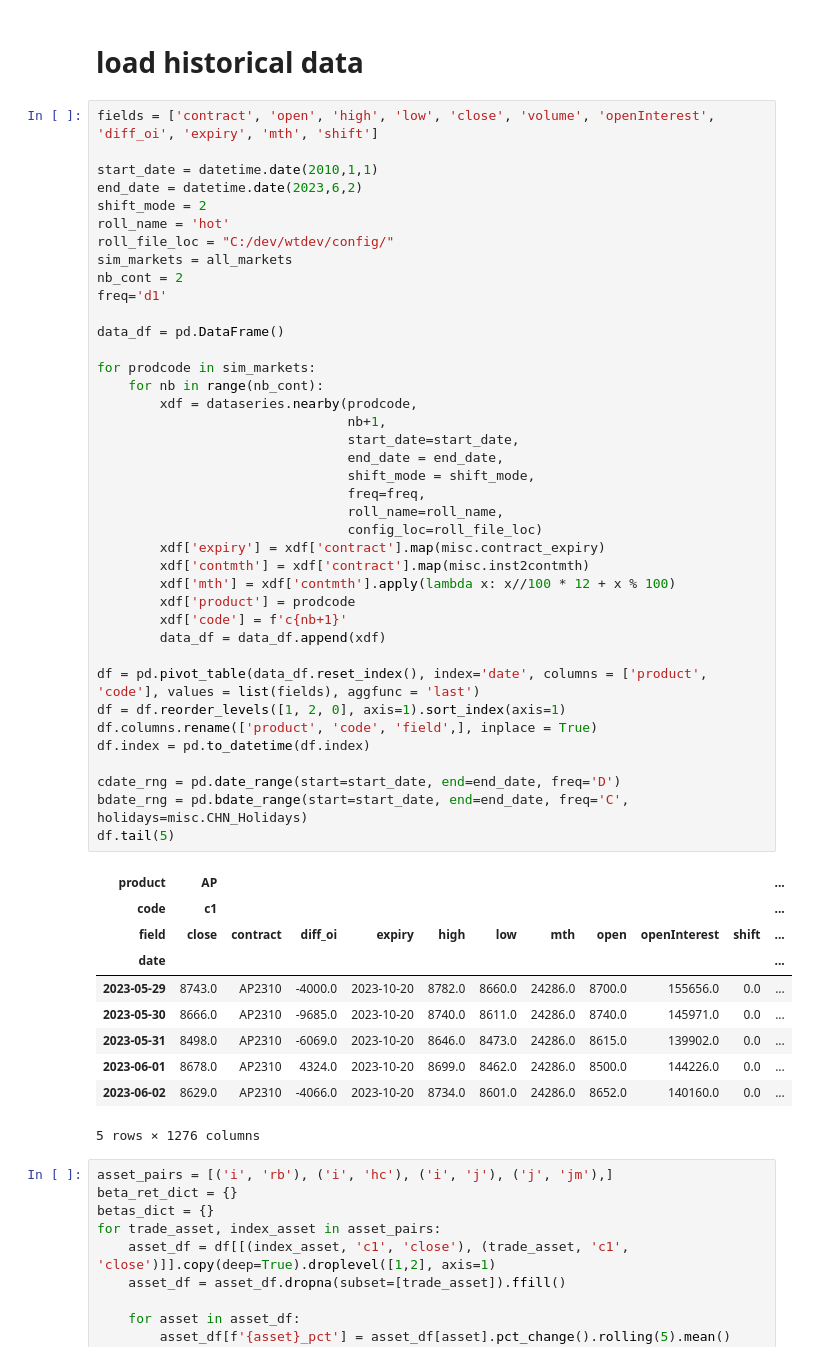
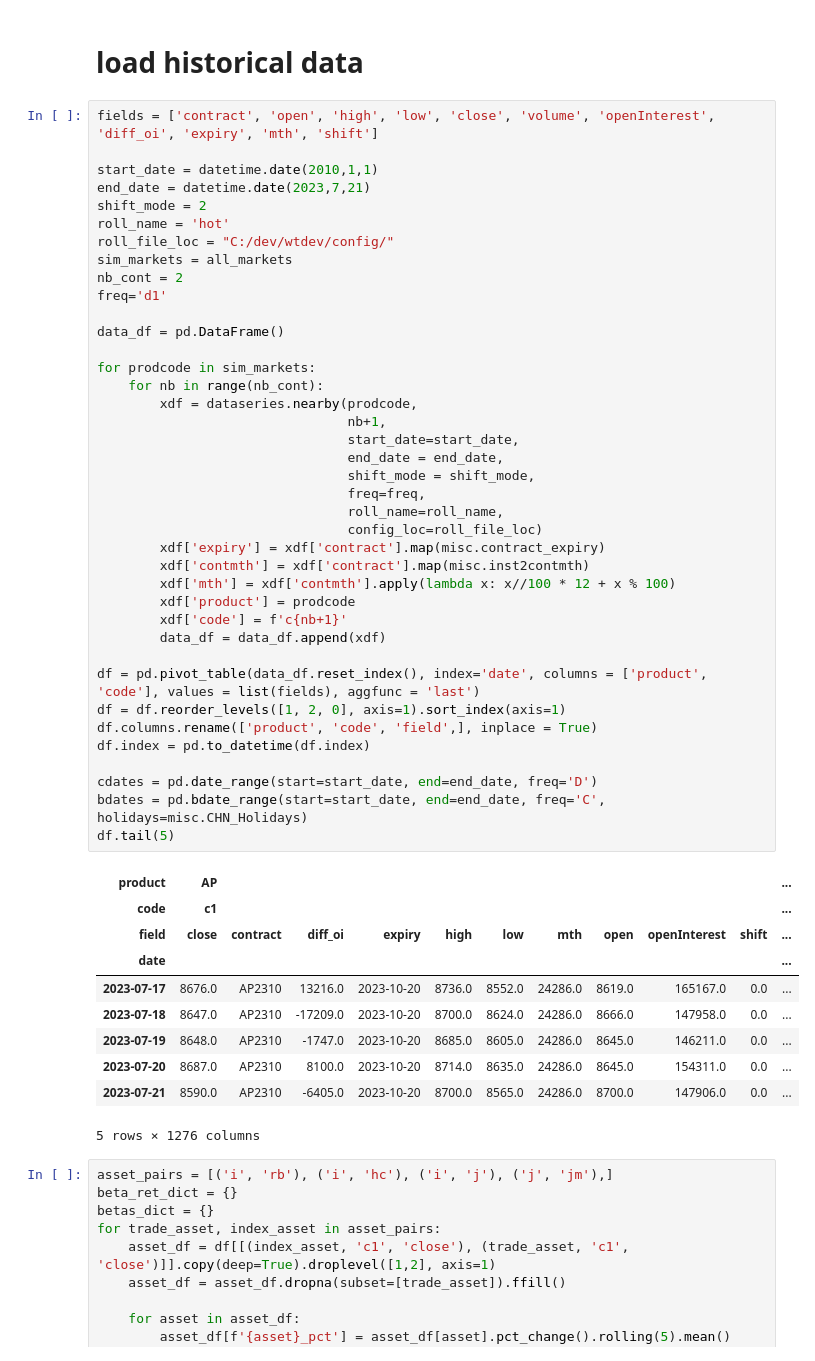
Before and after one commit to harvey1673/pyktrader3, a Jupyter notebook: bktest/bt_signal - template.ipynb, the cells around one changed output. Drawn from its saved outputs; the diff is of its cells as text.

```diff
--- a/bktest/bt_signal - template.ipynb
+++ b/bktest/bt_signal - template.ipynb
@@ -74,7 +74,7 @@ daily_start_dict = { 'c': datetime.date(2011,1,1), 'm': datetime.date(2011,1,1),
 fields = ['contract', 'open', 'high', 'low', 'close', 'volume', 'openInterest', 'diff_oi', 'expiry', 'mth', 'shift']
 
 start_date = datetime.date(2010,1,1)
-end_date = datetime.date(2023,6,2)
+end_date = datetime.date(2023,7,21)
 shift_mode = 2
 roll_name = 'hot'
 roll_file_loc = "C:/dev/wtdev/config/"
@@ -85,40 +85,40 @@ freq='d1'
 data_df = pd.DataFrame()
 
 for prodcode in sim_markets:
     for nb in range(nb_cont):
         xdf = dataseries.nearby(prodcode,
                                 nb+1,
                                 start_date=start_date,
                                 end_date = end_date,
                                 shift_mode = shift_mode,
                                 freq=freq,
                                 roll_name=roll_name,
                                 config_loc=roll_file_loc)
         xdf['expiry'] = xdf['contract'].map(misc.contract_expiry)
         xdf['contmth'] = xdf['contract'].map(misc.inst2contmth)
         xdf['mth'] = xdf['contmth'].apply(lambda x: x//100 * 12 + x % 100)
         xdf['product'] = prodcode
         xdf['code'] = f'c{nb+1}'
         data_df = data_df.append(xdf)
 
 df = pd.pivot_table(data_df.reset_index(), index='date', columns = ['product', 'code'], values = list(fields), aggfunc = 'last')
 df = df.reorder_levels([1, 2, 0], axis=1).sort_index(axis=1)
 df.columns.rename(['product', 'code', 'field',], inplace = True)
 df.index = pd.to_datetime(df.index)
 
-cdate_rng = pd.date_range(start=start_date, end=end_date, freq='D')
-bdate_rng = pd.bdate_range(start=start_date, end=end_date, freq='C', holidays=misc.CHN_Holidays)
+cdates = pd.date_range(start=start_date, end=end_date, freq='D')
+bdates = pd.bdate_range(start=start_date, end=end_date, freq='C', holidays=misc.CHN_Holidays)
 df.tail(5)
 # %% [output]
 | product | AP |  |  |  |  |  |  |  |  |  | ... |
 | code | c1 |  |  |  |  |  |  |  |  |  | ... |
 | field | close | contract | diff_oi | expiry | high | low | mth | open | openInterest | shift | ... |
 | date |  |  |  |  |  |  |  |  |  |  | ... |
-| 2023-05-29 | 8743.0 | AP2310 | -4000.0 | 2023-10-20 | 8782.0 | 8660.0 | 24286.0 | 8700.0 | 155656.0 | 0.0 | ... |
-| 2023-05-30 | 8666.0 | AP2310 | -9685.0 | 2023-10-20 | 8740.0 | 8611.0 | 24286.0 | 8740.0 | 145971.0 | 0.0 | ... |
-| 2023-05-31 | 8498.0 | AP2310 | -6069.0 | 2023-10-20 | 8646.0 | 8473.0 | 24286.0 | 8615.0 | 139902.0 | 0.0 | ... |
-| 2023-06-01 | 8678.0 | AP2310 | 4324.0 | 2023-10-20 | 8699.0 | 8462.0 | 24286.0 | 8500.0 | 144226.0 | 0.0 | ... |
-| 2023-06-02 | 8629.0 | AP2310 | -4066.0 | 2023-10-20 | 8734.0 | 8601.0 | 24286.0 | 8652.0 | 140160.0 | 0.0 | ... |
+| 2023-07-17 | 8676.0 | AP2310 | 13216.0 | 2023-10-20 | 8736.0 | 8552.0 | 24286.0 | 8619.0 | 165167.0 | 0.0 | ... |
+| 2023-07-18 | 8647.0 | AP2310 | -17209.0 | 2023-10-20 | 8700.0 | 8624.0 | 24286.0 | 8666.0 | 147958.0 | 0.0 | ... |
+| 2023-07-19 | 8648.0 | AP2310 | -1747.0 | 2023-10-20 | 8685.0 | 8605.0 | 24286.0 | 8645.0 | 146211.0 | 0.0 | ... |
+| 2023-07-20 | 8687.0 | AP2310 | 8100.0 | 2023-10-20 | 8714.0 | 8635.0 | 24286.0 | 8645.0 | 154311.0 | 0.0 | ... |
+| 2023-07-21 | 8590.0 | AP2310 | -6405.0 | 2023-10-20 | 8700.0 | 8565.0 | 24286.0 | 8700.0 | 147906.0 | 0.0 | ... |
 5 rows × 1276 columns
 # %%
 asset_pairs = [('i', 'rb'), ('i', 'hc'), ('i', 'j'), ('j', 'jm'),]
```
Also changed, not shown: parts of 6 cells of this notebook, 10 other files.
